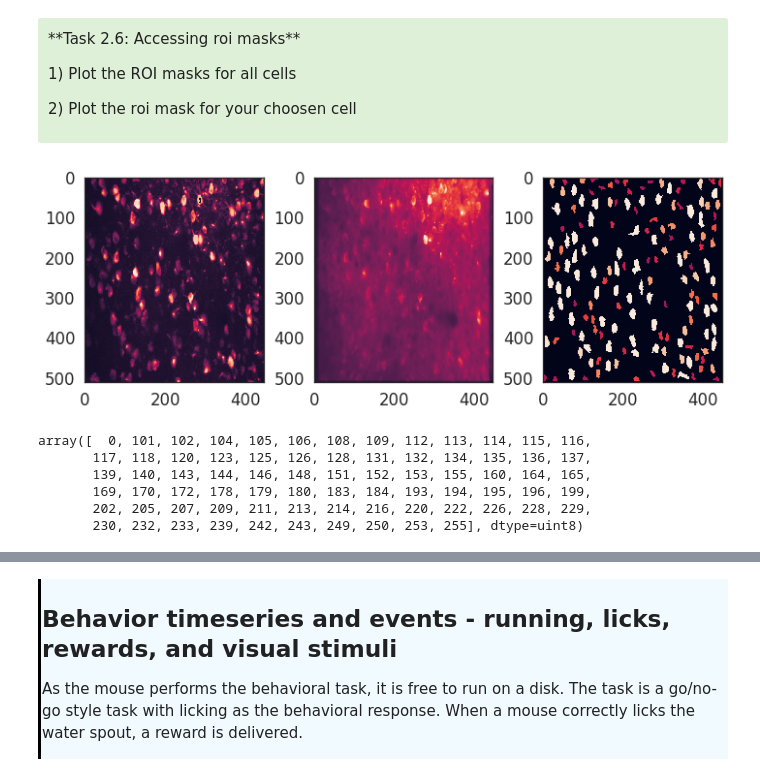
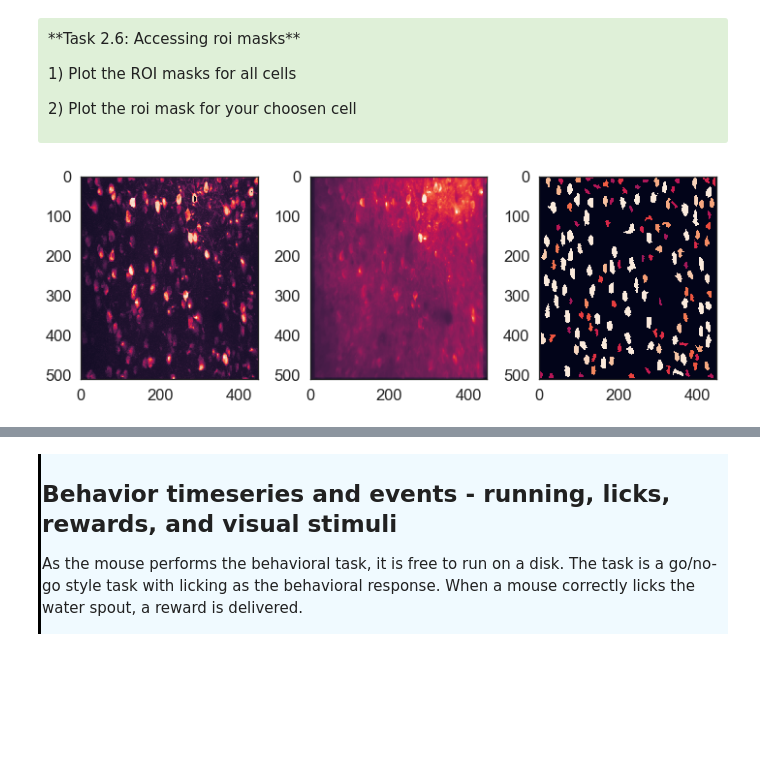
Before and after one commit to AllenInstitute/SWDB_2019, a Jupyter notebook: DynamicBrain/VisualBehavior_new.ipynb, the cells around one changed output, grey strips where cells are left out. Saved outputs shown, nothing was run; the diff lists cells and outputs as text; code cells hidden in the pictures; blank space fills up the shorter version.

```diff
--- a/DynamicBrain/VisualBehavior_new.ipynb
+++ b/DynamicBrain/VisualBehavior_new.ipynb
@@ -370,19 +368,10 @@ dff_traces.loc[cell_specimen_id]
 # %%
 # Plot Mask for all cells
 fig, ax = plt.subplots(1, 3)
 fig.set_size_inches(10, 5)
-ax[0].imshow(session.max_projection)
-ax[1].imshow(session.average_projection)
-ax[2].imshow(session.segmentation_mask_image)
+ax[0].imshow(sitk.GetArrayFromImage(session.max_projection))
+ax[1].imshow(sitk.GetArrayFromImage(session.average_projection))
+ax[2].imshow(sitk.GetArrayFromImage(session.segmentation_mask_image))
 plt.tight_layout()
 # %% [output]
-[figure, old version]
+[figure, new version]
-# %%
-np.unique(session.segmentation_mask_image.data)
-# %% [output]
-array([  0, 101, 102, 104, 105, 106, 108, 109, 112, 113, 114, 115, 116,
-       117, 118, 120, 123, 125, 126, 128, 131, 132, 134, 135, 136, 137,
-       139, 140, 143, 144, 146, 148, 151, 152, 153, 155, 160, 164, 165,
-       169, 170, 172, 178, 179, 180, 183, 184, 193, 194, 195, 196, 199,
-       202, 205, 207, 209, 211, 213, 214, 216, 220, 222, 226, 228, 229,
-       230, 232, 233, 239, 242, 243, 249, 250, 253, 255], dtype=uint8)
```
Also changed, not shown: parts of 40 cells of this notebook.
